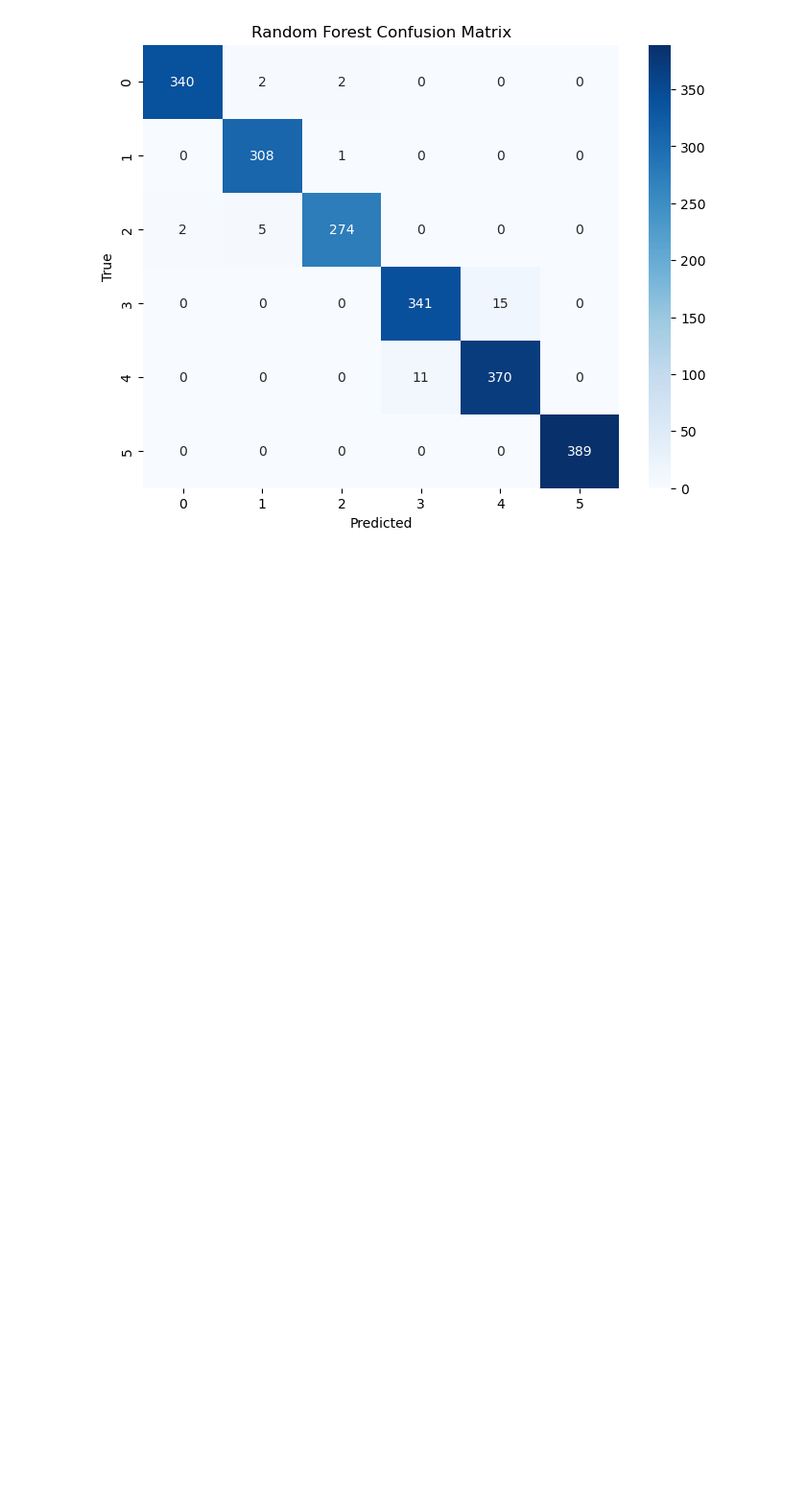
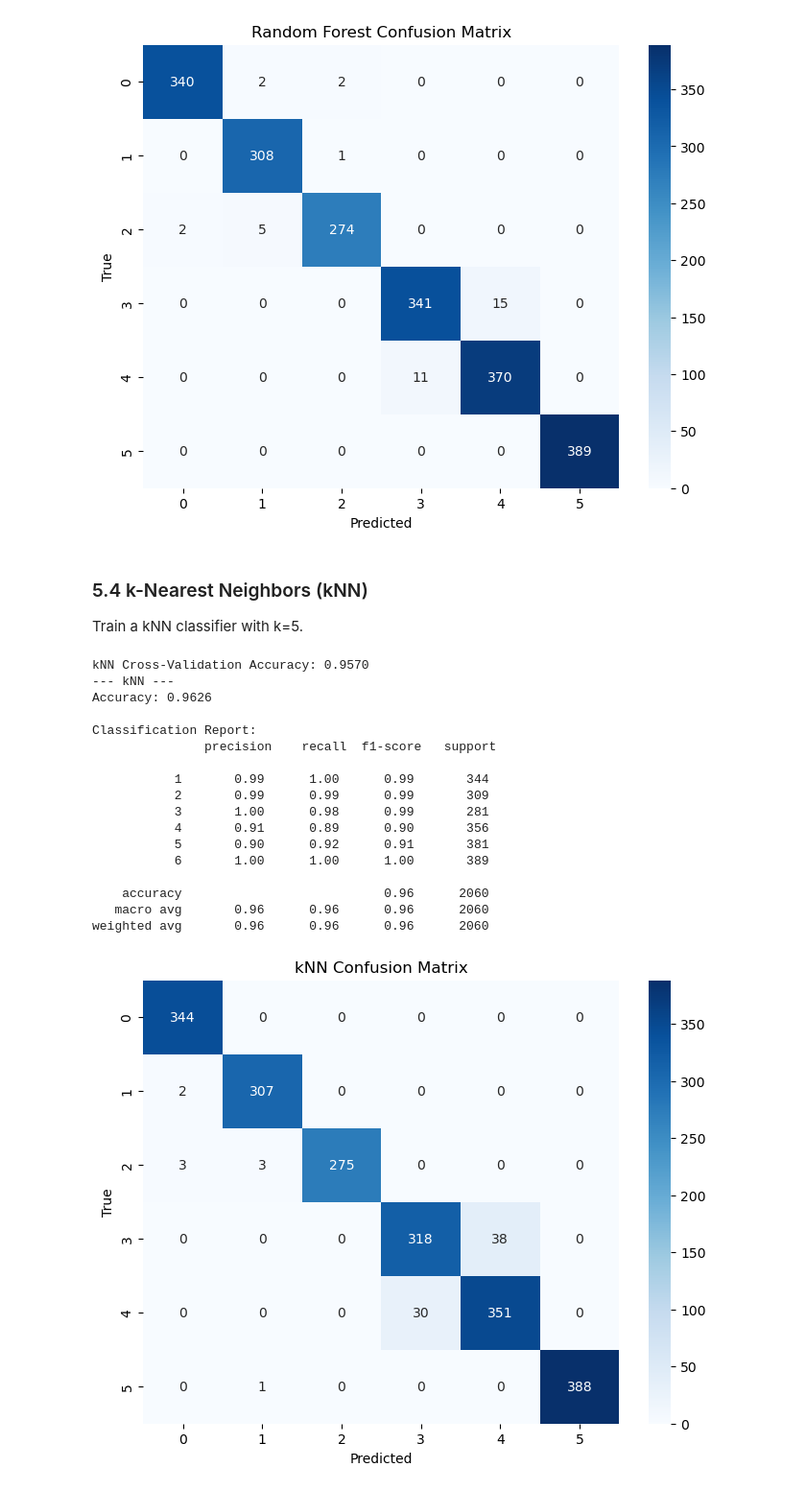
Before and after one commit to dvlsc000/AlgorithmComparison, a Jupyter notebook: algorithm_comparison.ipynb, the cells around one changed output. Shown: that part at 96% size. Saved outputs shown, nothing was run; the diff lists cells and outputs as text; code cells hidden in the pictures; blank space fills up the shorter version.

Commit message:
Using k- Nearest Neighbors (kNN)

```diff
--- a/algorithm_comparison.ipynb
+++ b/algorithm_comparison.ipynb
@@ -234,3 +234,35 @@ Classification Report:
    macro avg       0.98      0.98      0.98      2060
 weighted avg       0.98      0.98      0.98      2060
 [figure]
+# %% [markdown]
+### 5.4 k-Nearest Neighbors (kNN)
+
+Train a kNN classifier with k=5.
+# %%
+# Initialize kNN model
+knn_model = KNeighborsClassifier(n_neighbors=5)
+knn_cv_scores = cross_val_score(knn_model, X_train, y_train.values.ravel(), cv=5)
+print("kNN Cross-Validation Accuracy: {:.4f}".format(knn_cv_scores.mean()))
+
+# Train and evaluate on test data
+knn_model.fit(X_train, y_train.values.ravel())
+evaluate_model(knn_model, X_test, y_test.values.ravel(), "kNN")
+# %% [output]
+kNN Cross-Validation Accuracy: 0.9570
+--- kNN ---
+Accuracy: 0.9626
+
+Classification Report:
+               precision    recall  f1-score   support
+
+           1       0.99      1.00      0.99       344
+           2       0.99      0.99      0.99       309
+           3       1.00      0.98      0.99       281
+           4       0.91      0.89      0.90       356
+           5       0.90      0.92      0.91       381
+           6       1.00      1.00      1.00       389
+
+    accuracy                           0.96      2060
+   macro avg       0.96      0.96      0.96      2060
+weighted avg       0.96      0.96      0.96      2060
+[figure, added]
```
